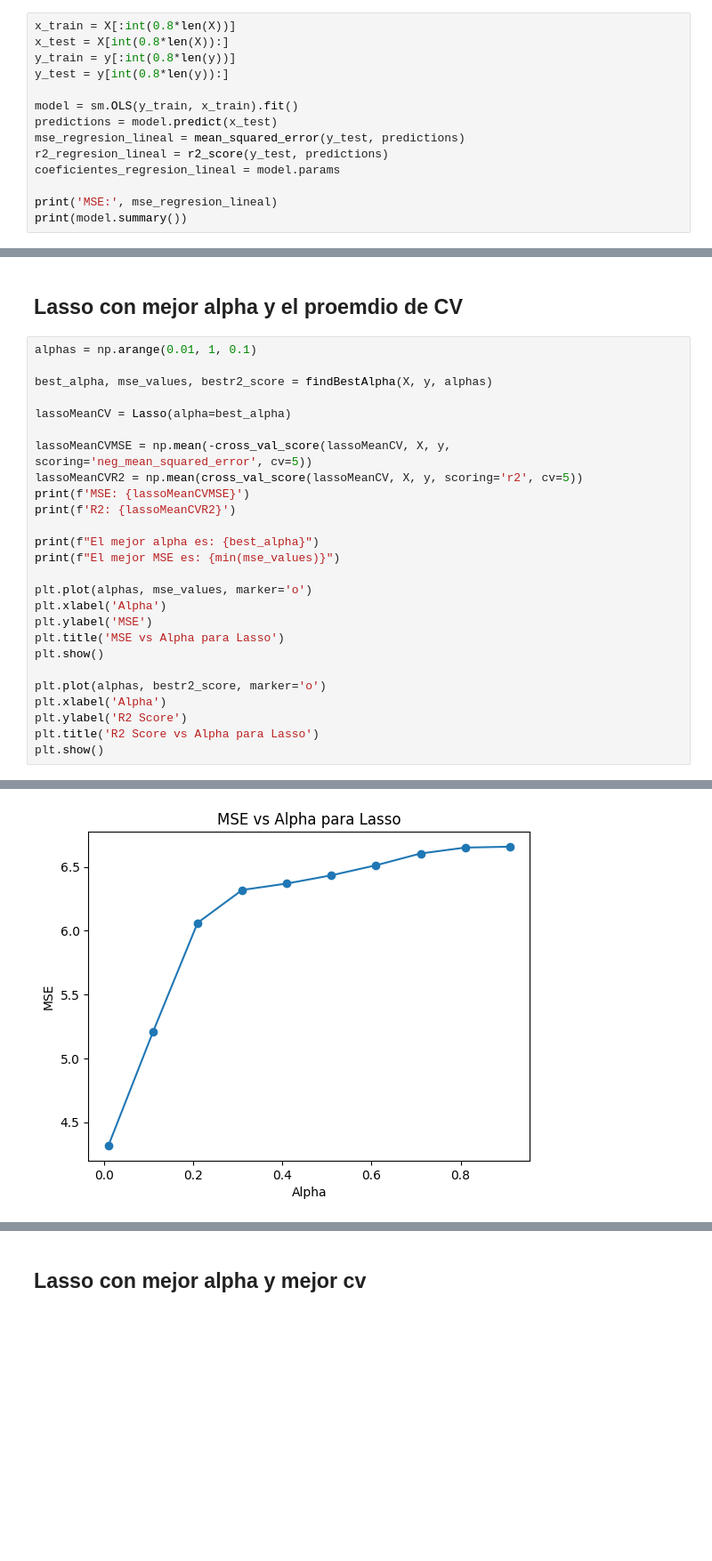
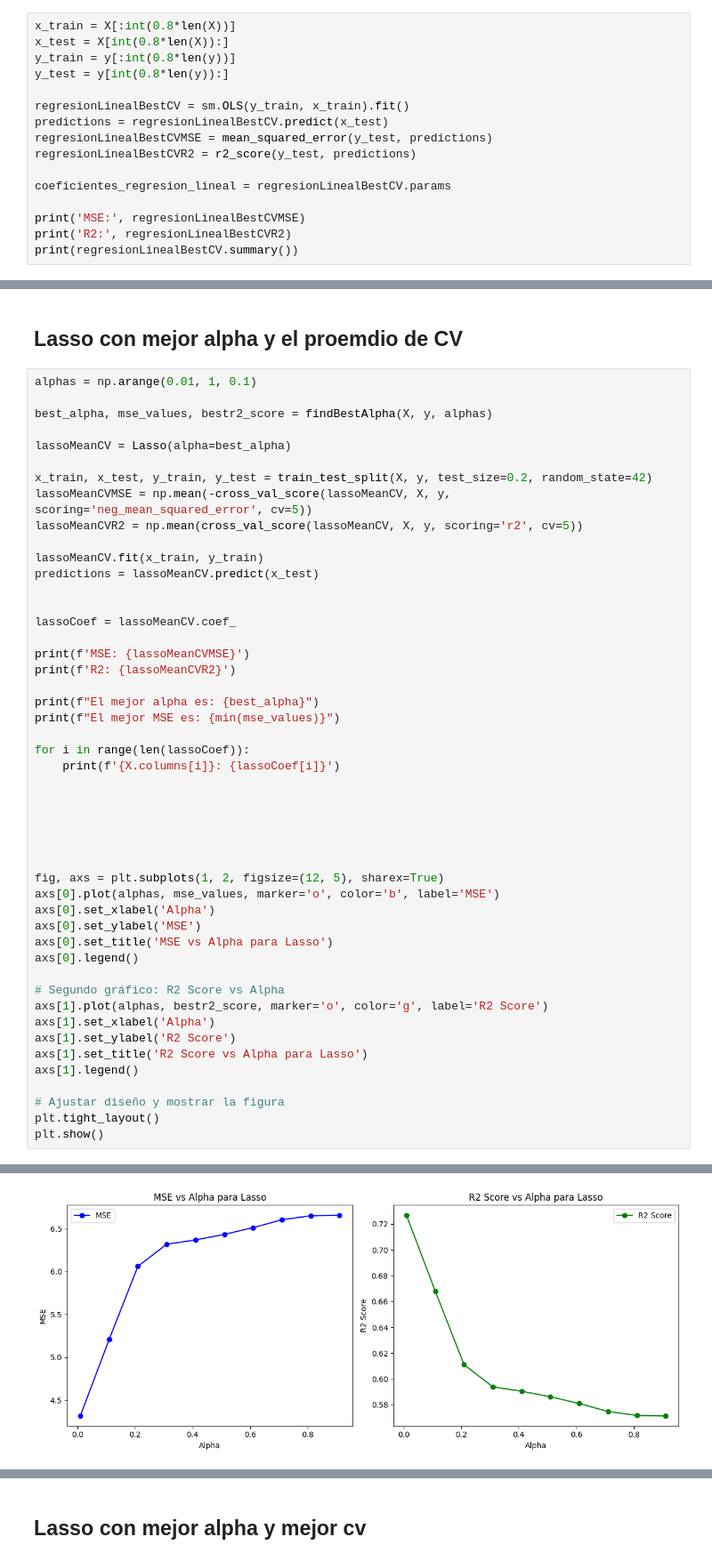
Before and after one commit to MatiasdeBuren/Final-Modelos-y-Simulacion, a Jupyter notebook: modelosFinal.ipynb, the cells around one changed output, grey strips where cells are left out. Shown at 89% size. Cells and saved outputs as stored; diff of their text form; blank space fills up the shorter version.

```diff
--- a/modelosFinal.ipynb
+++ b/modelosFinal.ipynb
@@ -215,13 +218,15 @@ x_test = X[int(0.8*len(X)):]
 y_train = y[:int(0.8*len(y))]
 y_test = y[int(0.8*len(y)):]
 
-model = sm.OLS(y_train, x_train).fit()
-predictions = model.predict(x_test)
-mse_regresion_lineal = mean_squared_error(y_test, predictions)
-r2_regresion_lineal = r2_score(y_test, predictions)
-coeficientes_regresion_lineal = model.params
+regresionLinealBestCV = sm.OLS(y_train, x_train).fit()
+predictions = regresionLinealBestCV.predict(x_test)
+regresionLinealBestCVMSE = mean_squared_error(y_test, predictions)
+regresionLinealBestCVR2 = r2_score(y_test, predictions)
 
-print('MSE:', mse_regresion_lineal)
-print(model.summary())
+coeficientes_regresion_lineal = regresionLinealBestCV.params
+
+print('MSE:', regresionLinealBestCVMSE)
+print('R2:', regresionLinealBestCVR2)
+print(regresionLinealBestCV.summary())
 # %% [output]
 MSE: 2.3783535887854854
@@ -268,25 +273,47 @@ best_alpha, mse_values, bestr2_score = findBestAlpha(X, y, alphas)
 
 lassoMeanCV = Lasso(alpha=best_alpha)
 
+x_train, x_test, y_train, y_test = train_test_split(X, y, test_size=0.2, random_state=42)
 lassoMeanCVMSE = np.mean(-cross_val_score(lassoMeanCV, X, y, scoring='neg_mean_squared_error', cv=5))
 lassoMeanCVR2 = np.mean(cross_val_score(lassoMeanCV, X, y, scoring='r2', cv=5))
+
+lassoMeanCV.fit(x_train, y_train)
+predictions = lassoMeanCV.predict(x_test)
+
+
+lassoCoef = lassoMeanCV.coef_
+
 print(f'MSE: {lassoMeanCVMSE}')
 print(f'R2: {lassoMeanCVR2}')
 
 print(f"El mejor alpha es: {best_alpha}")
 print(f"El mejor MSE es: {min(mse_values)}")
 
-plt.plot(alphas, mse_values, marker='o')
-plt.xlabel('Alpha')
-plt.ylabel('MSE')
-plt.title('MSE vs Alpha para Lasso')
+for i in range(len(lassoCoef)):
+    print(f'{X.columns[i]}: {lassoCoef[i]}')
+
+
+
+
+
+
+fig, axs = plt.subplots(1, 2, figsize=(12, 5), sharex=True)
+axs[0].plot(alphas, mse_values, marker='o', color='b', label='MSE')
+axs[0].set_xlabel('Alpha')
+axs[0].set_ylabel('MSE')
+axs[0].set_title('MSE vs Alpha para Lasso')
+axs[0].legend()
+
+# Segundo gráfico: R2 Score vs Alpha
+axs[1].plot(alphas, bestr2_score, marker='o', color='g', label='R2 Score')
+axs[1].set_xlabel('Alpha')
+axs[1].set_ylabel('R2 Score')
+axs[1].set_title('R2 Score vs Alpha para Lasso')
+axs[1].legend()
+
+# Ajustar diseño y mostrar la figura
+plt.tight_layout()
 plt.show()
-
-plt.plot(alphas, bestr2_score, marker='o')
-plt.xlabel('Alpha')
-plt.ylabel('R2 Score')
-plt.title('R2 Score vs Alpha para Lasso')
-plt.show()
 # %% [output]
 MSE: 4.3162226021105425
 R2: 0.7198492313996819
@@ -295 +335 @@ El mejor MSE es: 4.3162226021105425
-[figure, old version]
+[figure, new version]
```
Also changed, not shown: parts of 41 cells of this notebook.
